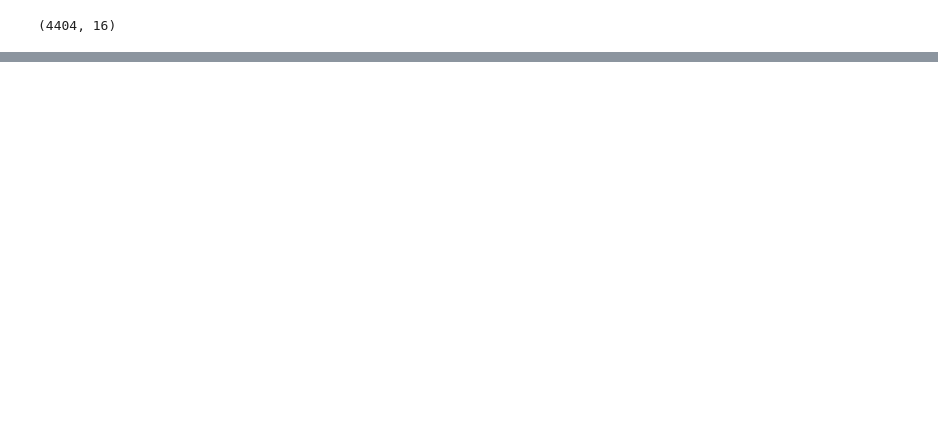
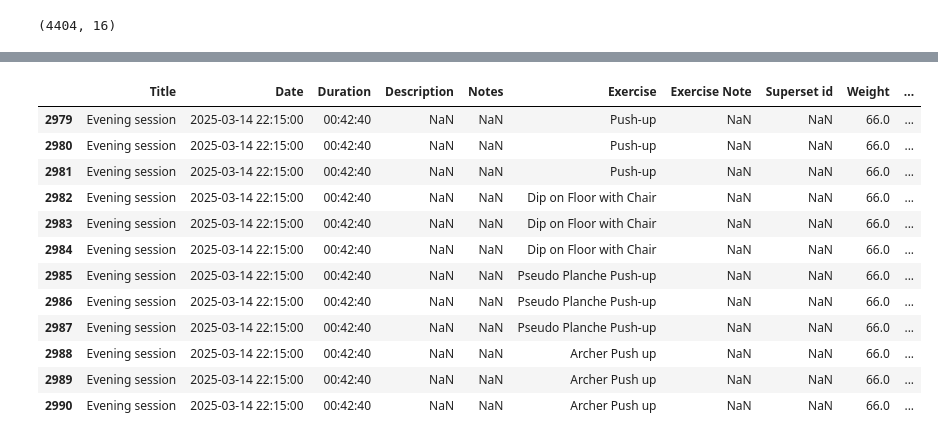
Before and after one commit to hneandro/workout_dashboard, a Jupyter notebook: 02_load_data.ipynb, the cells around one changed output, grey strips where cells are left out. Drawn from its saved outputs; the diff is of its cells as text; code cells hidden in the pictures; blank space fills up the shorter version.

Commit message:
Data loading done. Added new basic fit data and finished merging datasets in the EDA.

```diff
--- a/02_load_data.ipynb
+++ b/02_load_data.ipynb
@@ -24,0 +96,5 @@ data.shape
+# %%
+# change data to datatime type
+
+df_basicfit_new['date'] = pd.to_datetime(df_basicfit_new['date'], errors='coerce').dt.strftime('%Y-%m-%d')
+df_basicfit_old['date'] = pd.to_datetime(df_basicfit_old['day'], errors='coerce').dt.strftime('%Y-%m-%d')
@@ -24,0 +167,2 @@ data.shape
+# %%
+df_basicfit = df_basicfit_old[['date', 'weight']]
@@ -24,0 +171,4 @@ data.shape
+# %%
+# add short date for the join with weight data
+workout_data['Date_short'] = pd.to_datetime(workout_data['Date'], errors='coerce').dt.strftime('%Y-%m-%d')
+workout_data['Date'] = pd.to_datetime(workout_data['Date'], errors='coerce').dt.strftime('%Y-%m-%d %H:%M:%S')
@@ -24,0 +184,5 @@ data.shape
+# %%
+# join the workout data with the weight data
+workout_data_joined = workout_data.merge(df_basicfit, left_on='Date_short', right_on='date', how='left', indicator=True)
+
+print(workout_data_joined['_merge'].value_counts())
@@ -24,0 +199,16 @@ data.shape
+# %%
+workout_data_joined[workout_data_joined['_merge'] == 'left_only']
+# %% [output]
+|  | Title | Date | Duration | Description | Notes | Exercise | Exercise Note | Superset id | Weight | ... |
+| 2979 | Evening session | 2025-03-14 22:15:00 | 00:42:40 | NaN | NaN | Push-up | NaN | NaN | 66.0 | ... |
+| 2980 | Evening session | 2025-03-14 22:15:00 | 00:42:40 | NaN | NaN | Push-up | NaN | NaN | 66.0 | ... |
+| 2981 | Evening session | 2025-03-14 22:15:00 | 00:42:40 | NaN | NaN | Push-up | NaN | NaN | 66.0 | ... |
+| 2982 | Evening session | 2025-03-14 22:15:00 | 00:42:40 | NaN | NaN | Dip on Floor with Chair | NaN | NaN | 66.0 | ... |
+| 2983 | Evening session | 2025-03-14 22:15:00 | 00:42:40 | NaN | NaN | Dip on Floor with Chair | NaN | NaN | 66.0 | ... |
+| 2984 | Evening session | 2025-03-14 22:15:00 | 00:42:40 | NaN | NaN | Dip on Floor with Chair | NaN | NaN | 66.0 | ... |
+| 2985 | Evening session | 2025-03-14 22:15:00 | 00:42:40 | NaN | NaN | Pseudo Planche Push-up | NaN | NaN | 66.0 | ... |
+| 2986 | Evening session | 2025-03-14 22:15:00 | 00:42:40 | NaN | NaN | Pseudo Planche Push-up | NaN | NaN | 66.0 | ... |
+| 2987 | Evening session | 2025-03-14 22:15:00 | 00:42:40 | NaN | NaN | Pseudo Planche Push-up | NaN | NaN | 66.0 | ... |
+| 2988 | Evening session | 2025-03-14 22:15:00 | 00:42:40 | NaN | NaN | Archer Push up | NaN | NaN | 66.0 | ... |
+| 2989 | Evening session | 2025-03-14 22:15:00 | 00:42:40 | NaN | NaN | Archer Push up | NaN | NaN | 66.0 | ... |
+| 2990 | Evening session | 2025-03-14 22:15:00 | 00:42:40 | NaN | NaN | Archer Push up | NaN | NaN | 66.0 | ... |
```
Also changed, not shown: parts of 26 cells of this notebook, 2 other files.
